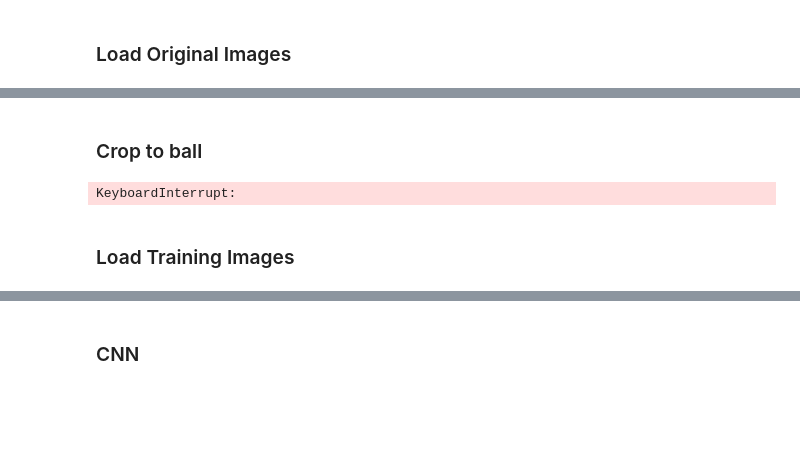
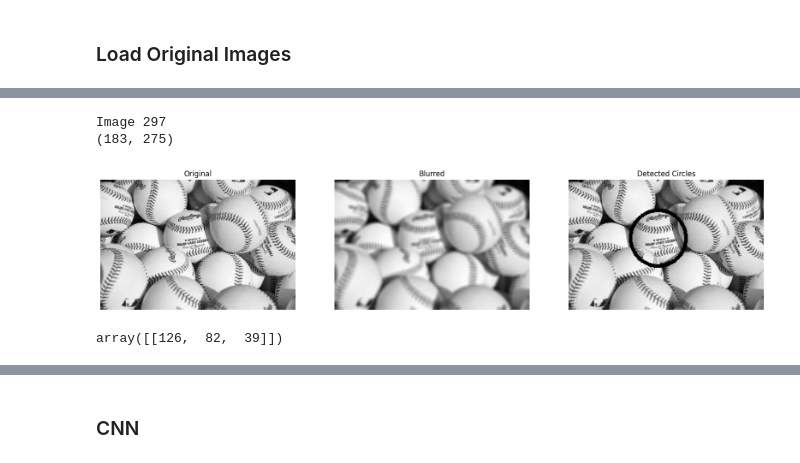
Before and after one commit to taylorj8/final_project, a Jupyter notebook: FinalProject.ipynb, the cells around one changed output, grey strips where cells are left out. Saved outputs shown, nothing was run; the diff lists cells and outputs as text; code cells hidden in the pictures; blank space fills up the shorter version.

```diff
--- a/FinalProject.ipynb
+++ b/FinalProject.ipynb
@@ -125,45 +294,10 @@ array([[112,  64,  49]])
-# %% [markdown]
-### Crop to ball
-# %%
-def crop_to_circle(img: np.ndarray, circles: np.ndarray) -> np.ndarray:
-    cropped_imgs = []
-    if circles is not None:
-        for (x, y, r) in circles:
-            cropped_img = img[y-r:y+r, x-r:x+r]
-            cropped_imgs.append(cropped_img)
-    return cropped_imgs
-
-
-def remove_nones(images: List[np.ndarray], labels: List[str]) -> Tuple[List[np.ndarray], List[str]]:
-    new_images = []
-    new_labels = []
-    for img, label in zip(images, labels):
-        if img is not None and min(img.shape) >= 48:
-            new_images.append(img)
-            new_labels.append(label)
-    return new_images, new_labels
-
-
-cropped_images = []
-cropped_labels = []
-images_with_labels = list(zip(train_images, train_labels))
-for img, label in tqdm(images_with_labels):
-    circles = detect_circles(img)
-    cis = crop_to_circle(img, circles)
-    cropped_images.extend(cis)
-    cropped_labels.extend([label] * len(cis))
-
-processed_images, processed_labels = remove_nones(cropped_images, cropped_labels)
-
-# Display some cropped images
-plt.figure(figsize=(10, 2))
-for i in range(num_samples):
-    plt.subplot(1, num_samples, i + 1)
-    plt.imshow(cropped_images[i], cmap='gray')
-    plt.title(f"Label: {cropped_labels[i]}")
-    plt.axis('off')
-plt.show()
-# %% [output]
-KeyboardInterrupt:
-# %% [markdown]
-### Load Training Images
+# %%
+rand = np.random.randint(len(original_images))
+print(f"Image {rand}")
+print(original_images[rand].shape)
+detect_circles(original_images[rand], show=True)
+# %% [output]
+Image 297
+(183, 275)
+[figure, added]
+array([[126,  82,  39]])
```
Also changed, not shown: parts of 29 cells of this notebook.
